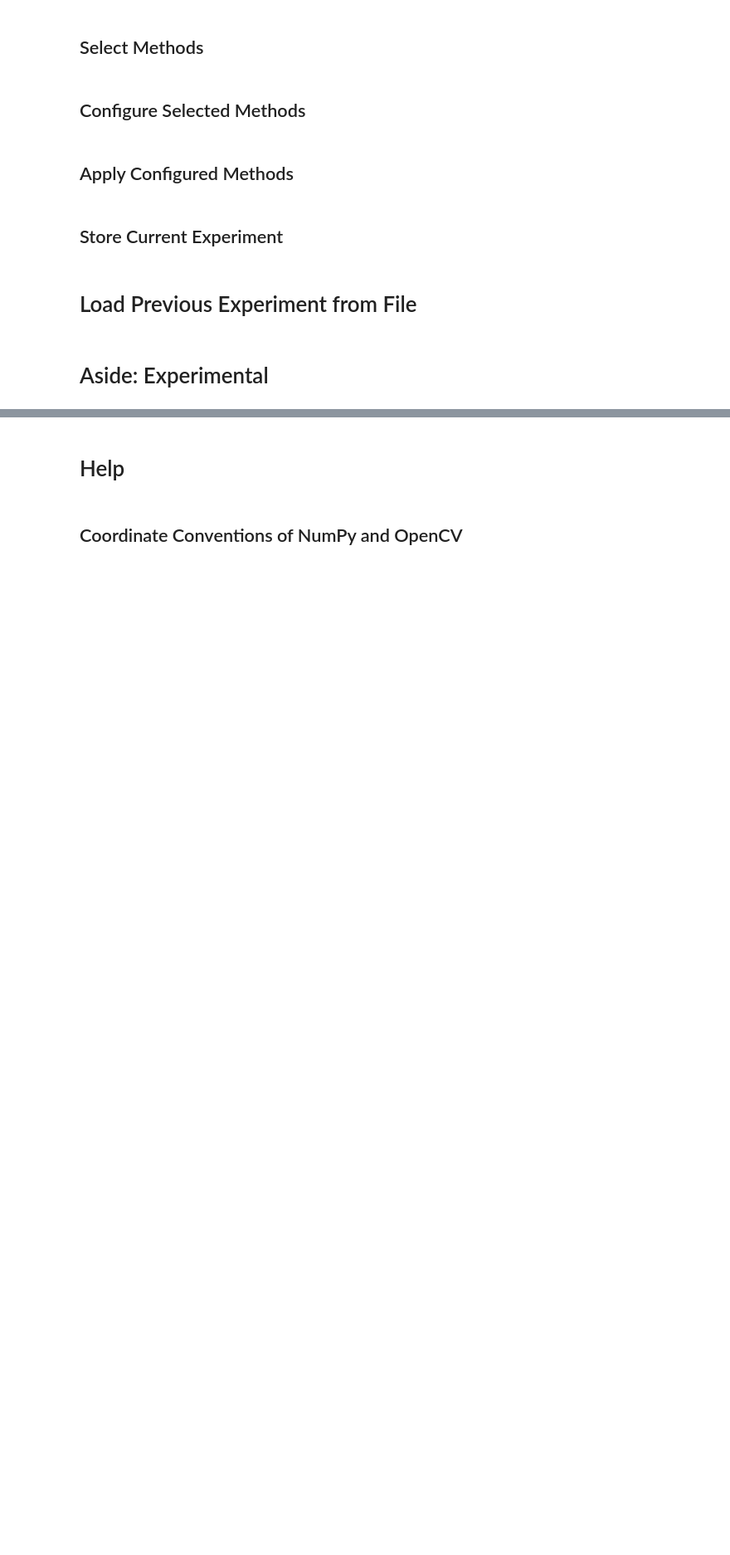
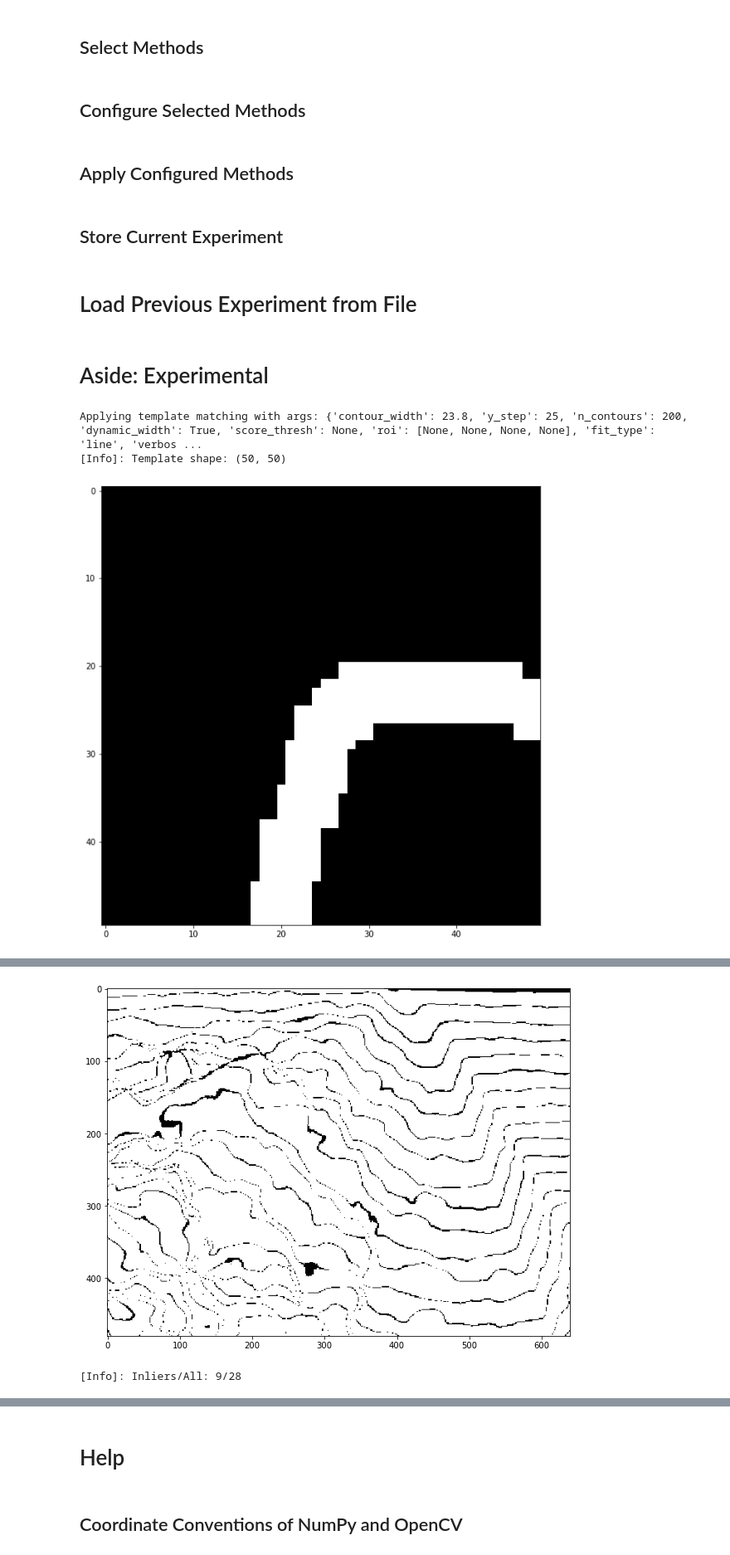
Before and after one commit to free-bit/furrow-edge-detector, a Jupyter notebook: Image Processing & Feature Detection.ipynb, the cells around one changed output, grey strips where cells are left out. Shown at 83% size. Saved outputs shown, nothing was run; the diff lists cells and outputs as text; code cells hidden in the pictures; blank space fills up the shorter version.

```diff
--- a/Image Processing & Feature Detection.ipynb
+++ b/Image Processing & Feature Detection.ipynb
@@ -449,3 +449,24 @@ merged = horizontal | vertical
 show_image(merged, cmap="gray")
 # %% [markdown]
 # Aside: Experimental
+# %%
+template = np.load("template.npy")
+line_pixels, corners = apply_template_matching(depth_arr.astype(np.float32),
+                                               template,
+                                               y_step=25,
+                                               n_contours=200,
+                                               fit_type="line",
+                                               verbose=1)
+
+plt.figure(figsize=(10,10))
+plt.imshow(depth_img)
+plt.scatter(corners[:,1], corners[:,0], color="red", marker="x")
+plt.show()
+
+line_mask = convert_coord2mask(depth_arr.shape, line_pixels)
+show_overlay(rgb_img, line_mask)
+show_overlay(depth_img, line_mask);
+# %% [output]
+Applying template matching with args: {'contour_width': 23.8, 'y_step': 25, 'n_contours': 200, 'dynamic_width': True, 'score_thresh': None, 'roi': [None, None, None, None], 'fit_type': 'line', 'verbos ...
+[Info]: Template shape: (50, 50)
+[figure, added]
@@ -451,0 +475,2 @@ show_image(merged, cmap="gray")
+[figure, added]
+[Info]: Inliers/All: 9/28
```
Also changed, not shown: parts of 6 cells of this notebook, 2 other files.
